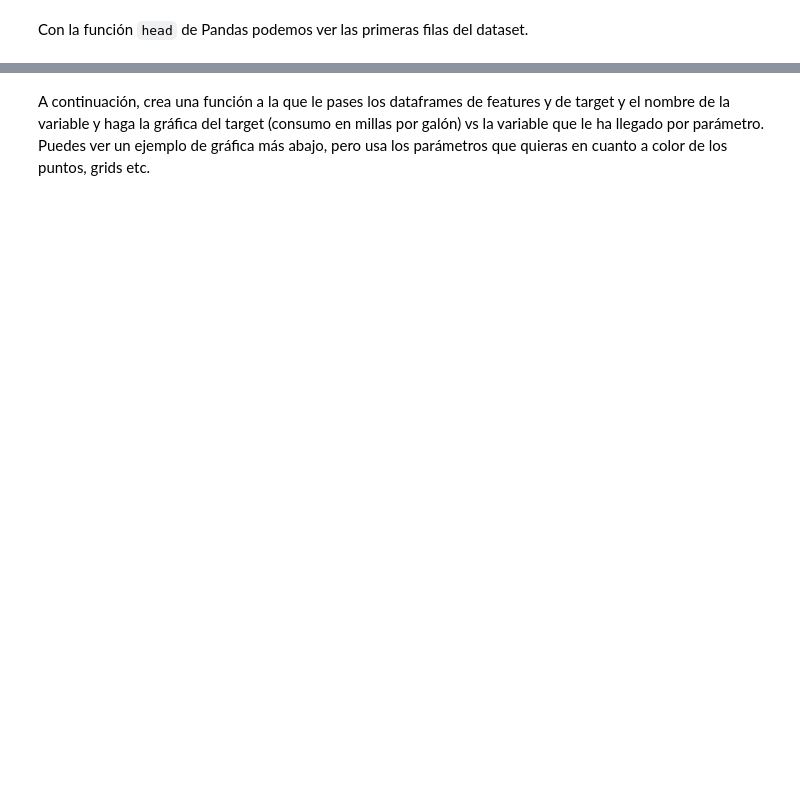
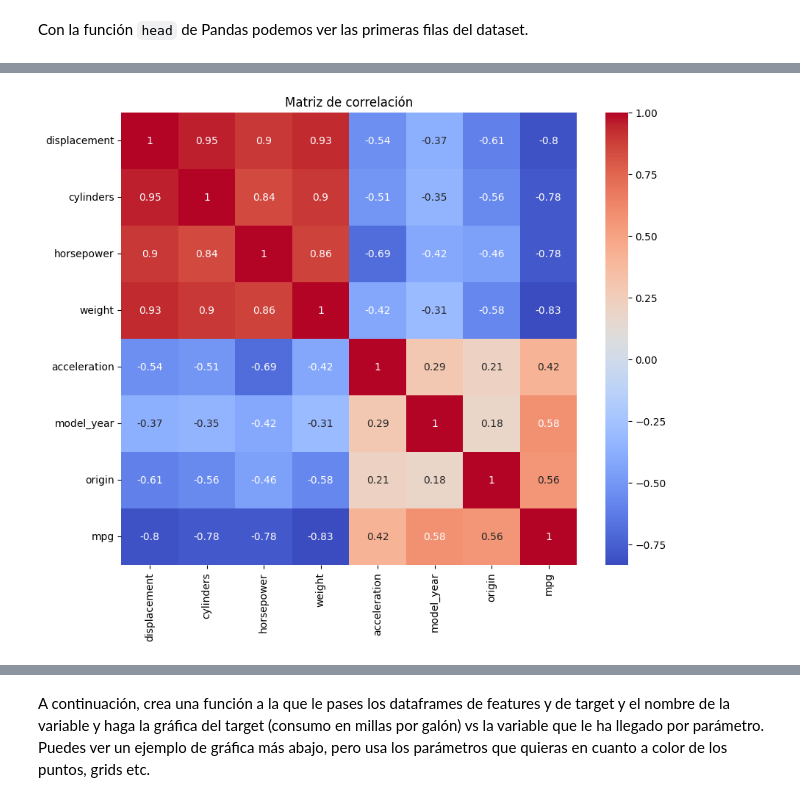
Before and after one commit to Amzsergio/Keepcoding, a Jupyter notebook: ALG-PRACTICA_propuesta.ipynb, the cells around one changed output, grey strips where cells are left out. Saved outputs shown, nothing was run; the diff lists cells and outputs as text; code cells hidden in the pictures; blank space fills up the shorter version.

```diff
--- a/ALG-PRACTICA_propuesta.ipynb
+++ b/ALG-PRACTICA_propuesta.ipynb
@@ -65,0 +184,10 @@ En este punto, puedes hacer cualquier otro análisis exploratorio que creas conv
+# %%
+df = X.copy()
+df['mpg'] = y  # Añades la variable objetivo para ver su relación con las otras
+
+plt.figure(figsize=(10, 8))
+sns.heatmap(df.corr(), annot=True, cmap='coolwarm')
+plt.title("Matriz de correlación")
+plt.show()
+# %% [output]
+[figure, added]
```
Also changed, not shown: parts of 22 cells of this notebook.
